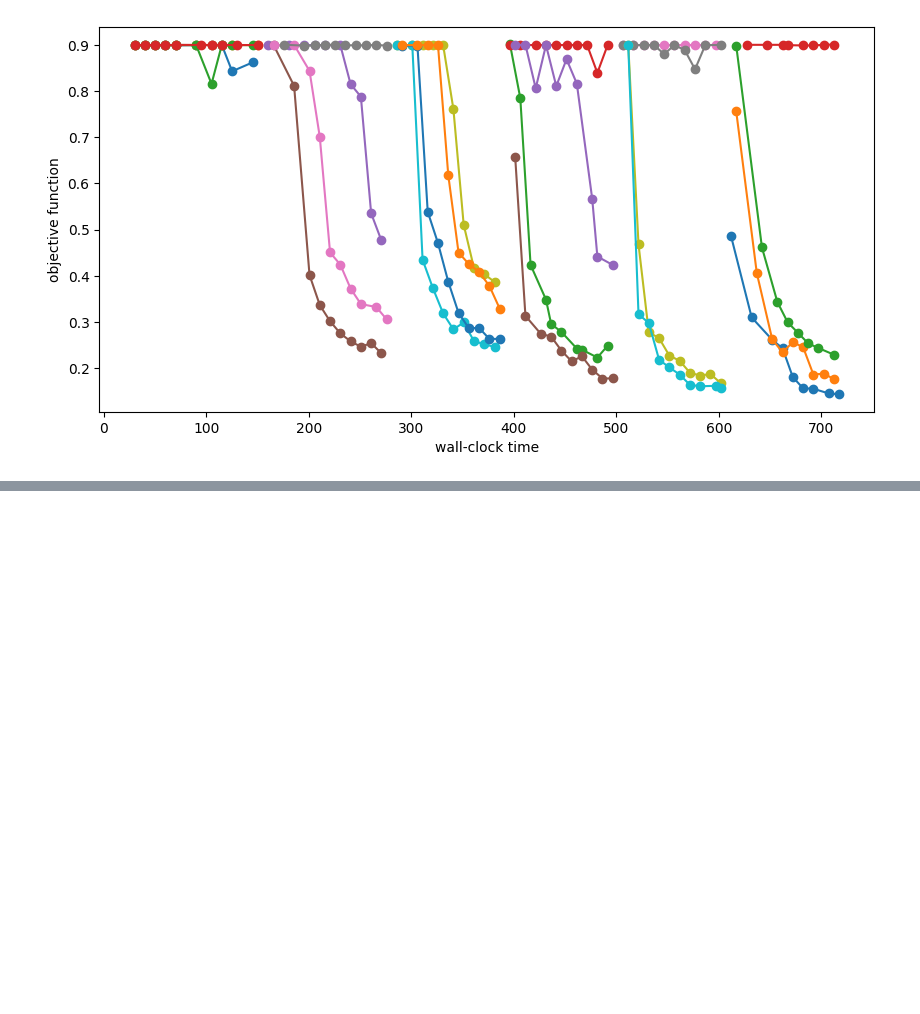
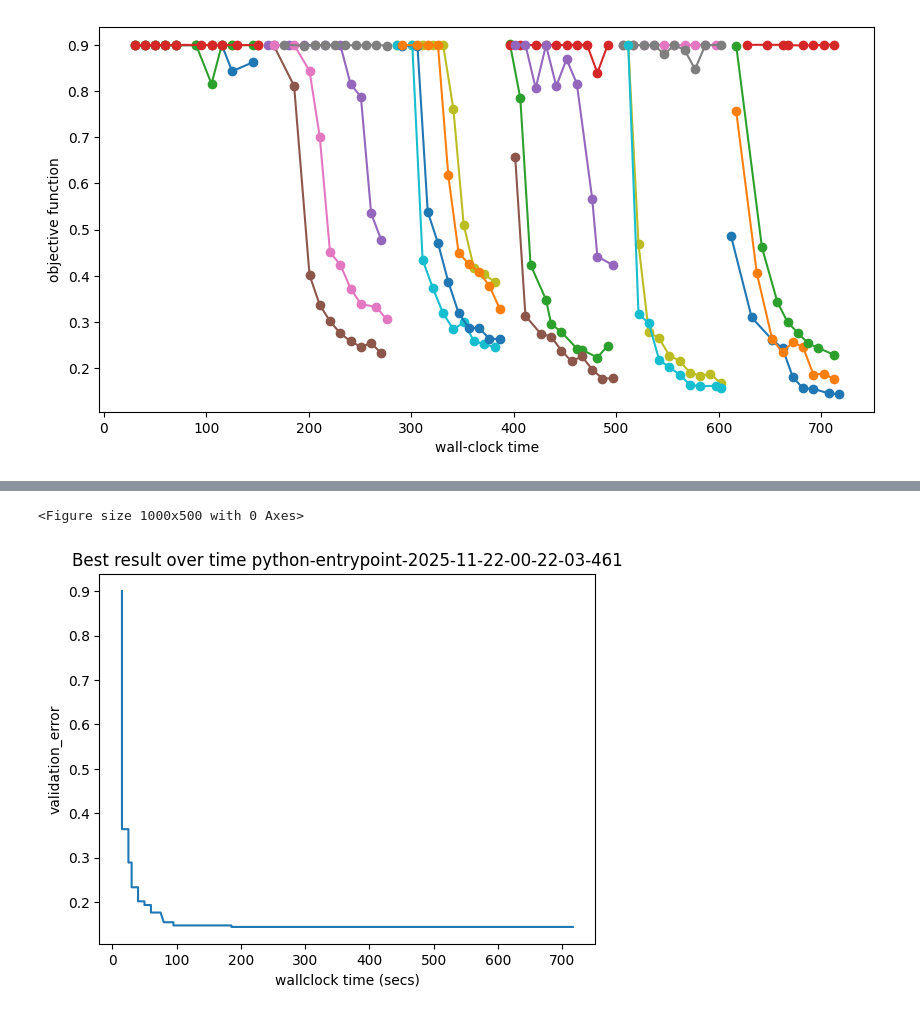
Before and after one commit to ishaanpaul98/Deep-Learning, a Jupyter notebook: Hyperparameter Optimization/hpo.ipynb, the cells around one changed output, grey strips where cells are left out. Cells and saved outputs as stored; diff of their text form; code cells hidden in the pictures; blank space fills up the shorter version.

```diff
--- a/Hyperparameter Optimization/hpo.ipynb
+++ b/Hyperparameter Optimization/hpo.ipynb
@@ -801,0 +949,34 @@ Text(0, 0.5, 'objective function')
+# %%
+n_workers = 2  # Needs to be <= the number of available GPUs
+max_wallclock_time = 12 * 60  # 12 minutes
+# %%
+mode = "min"
+metric = "validation_error"
+time_attr = "epoch"  # Changed from resource_attr to time_attr
+max_t = config_space["max_epochs"]  # Get max epochs value from config_space
+
+scheduler = ASHA(
+    config_space,
+    metric=metric,
+    time_attr=time_attr,  # Changed from resource_attr
+    max_t=max_t,  # Changed from max_resource_attr - use actual value
+    do_minimize=(mode == "min"),  # Changed from mode
+    points_to_evaluate=[initial_config],
+    # Note: grace_period and reduction_factor are not direct ASHA parameters
+    # They may need to be configured differently or are not available in this version
+)
+# %%
+trial_backend = PythonBackend(
+    tune_function=hpo_objective_lenet_synetune,
+    config_space=config_space,
+)
+
+stop_criterion = StoppingCriterion(max_wallclock_time=max_wallclock_time)
+tuner = Tuner(
+    trial_backend=trial_backend,
+    scheduler=scheduler,
+    stop_criterion=stop_criterion,
+    n_workers=n_workers,
+    print_update_interval=int(max_wallclock_time * 0.6),
+)
+tuner.run()
@@ -801,0 +1026,7 @@ Text(0, 0.5, 'objective function')
+# %%
+plt.figure(figsize=(10, 5))
+e = load_experiment(tuner.name)
+e.plot()
+# %% [output]
+<Figure size 1000x500 with 0 Axes>
+[figure, added]
```
Also changed, not shown: parts of 12 cells of this notebook.
